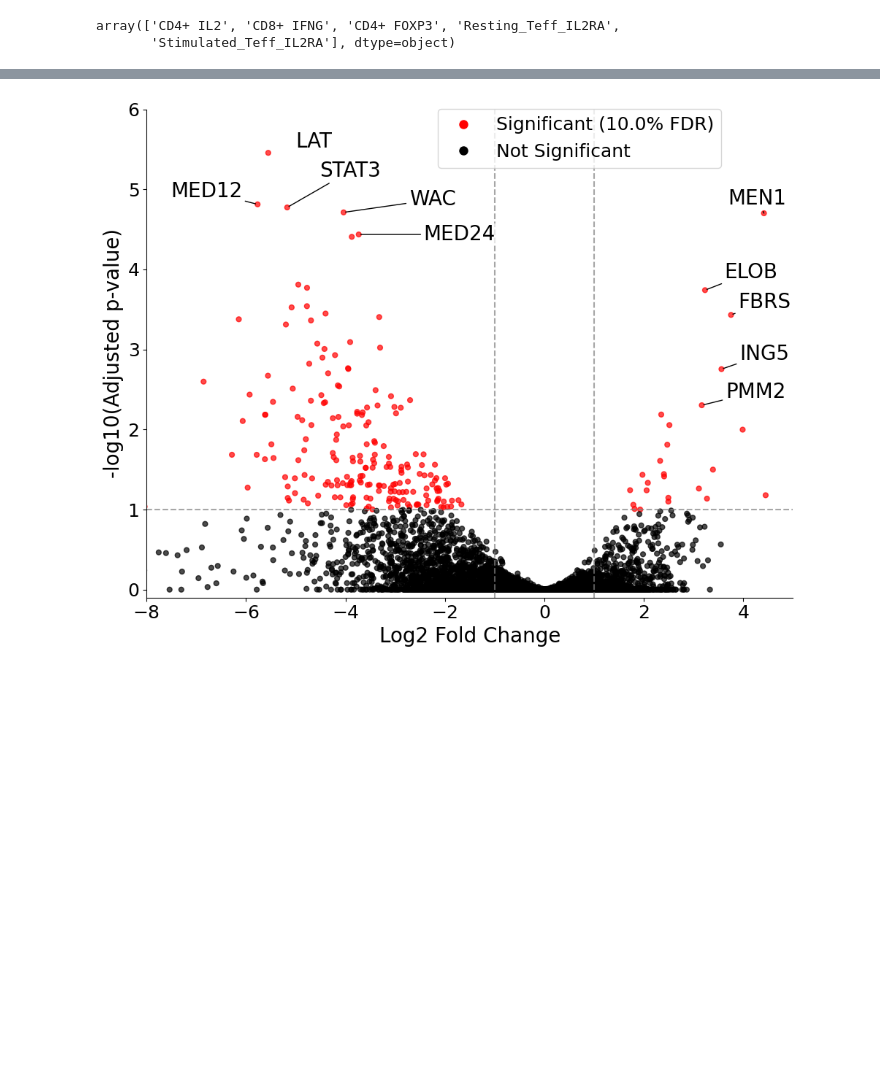
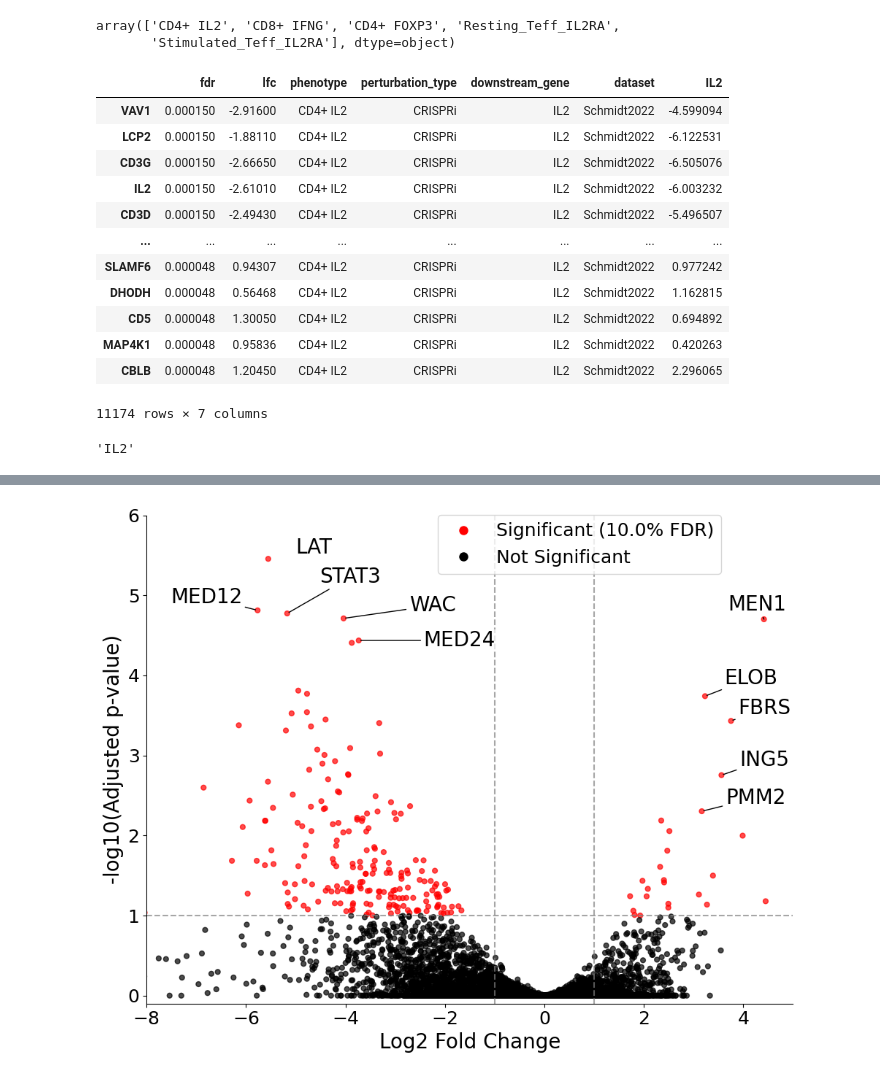
Before and after one commit to emdann/GWT_perturbseq_analysis_2025, a Jupyter notebook: src/3_DE_analysis/FACS_comparison_full.ipynb, the cells around one changed output, grey strips where cells are left out. Saved outputs shown, nothing was run; the diff lists cells and outputs as text; code cells hidden in the pictures; blank space fills up the shorter version.

```diff
--- a/src/3_DE_analysis/FACS_comparison_full.ipynb
+++ b/src/3_DE_analysis/FACS_comparison_full.ipynb
@@ -455,3 +417,23 @@ pl_df = pd.merge(facs_lfc_all, gwt_zscore, left_index=True, right_index=True)
 #pl_df = pl_df.dropna()
 corr_all, p_value = scipy.stats.pearsonr(pl_df['lfc'], pl_df[target])
 corr_sig, p_value_sig = scipy.stats.pearsonr(pl_df[pl_df.fdr<0.05]['lfc'], pl_df[pl_df.fdr<0.05][target])
+# %%
+pl_df
+# %% [output]
+|  | fdr | lfc | phenotype | perturbation_type | downstream_gene | dataset | IL2 |
+| VAV1 | 0.000150 | -2.91600 | CD4+ IL2 | CRISPRi | IL2 | Schmidt2022 | -4.599094 |
+| LCP2 | 0.000150 | -1.88110 | CD4+ IL2 | CRISPRi | IL2 | Schmidt2022 | -6.122531 |
+| CD3G | 0.000150 | -2.66650 | CD4+ IL2 | CRISPRi | IL2 | Schmidt2022 | -6.505076 |
+| IL2 | 0.000150 | -2.61010 | CD4+ IL2 | CRISPRi | IL2 | Schmidt2022 | -6.003232 |
+| CD3D | 0.000150 | -2.49430 | CD4+ IL2 | CRISPRi | IL2 | Schmidt2022 | -5.496507 |
+| ... | ... | ... | ... | ... | ... | ... | ... |
+| SLAMF6 | 0.000048 | 0.94307 | CD4+ IL2 | CRISPRi | IL2 | Schmidt2022 | 0.977242 |
+| DHODH | 0.000048 | 0.56468 | CD4+ IL2 | CRISPRi | IL2 | Schmidt2022 | 1.162815 |
+| CD5 | 0.000048 | 1.30050 | CD4+ IL2 | CRISPRi | IL2 | Schmidt2022 | 0.694892 |
+| MAP4K1 | 0.000048 | 0.95836 | CD4+ IL2 | CRISPRi | IL2 | Schmidt2022 | 0.420263 |
+| CBLB | 0.000048 | 1.20450 | CD4+ IL2 | CRISPRi | IL2 | Schmidt2022 | 2.296065 |
+11174 rows × 7 columns
+# %%
+target
+# %% [output]
+'IL2'
```
Also changed, not shown: parts of 5 cells of this notebook, 5 other files.
